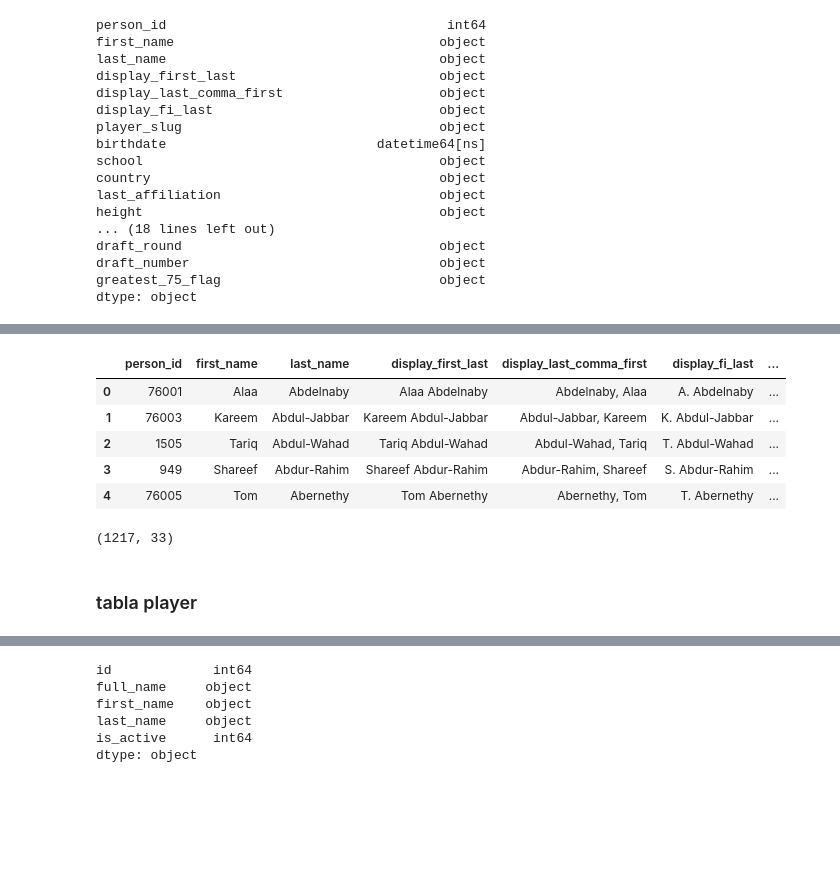
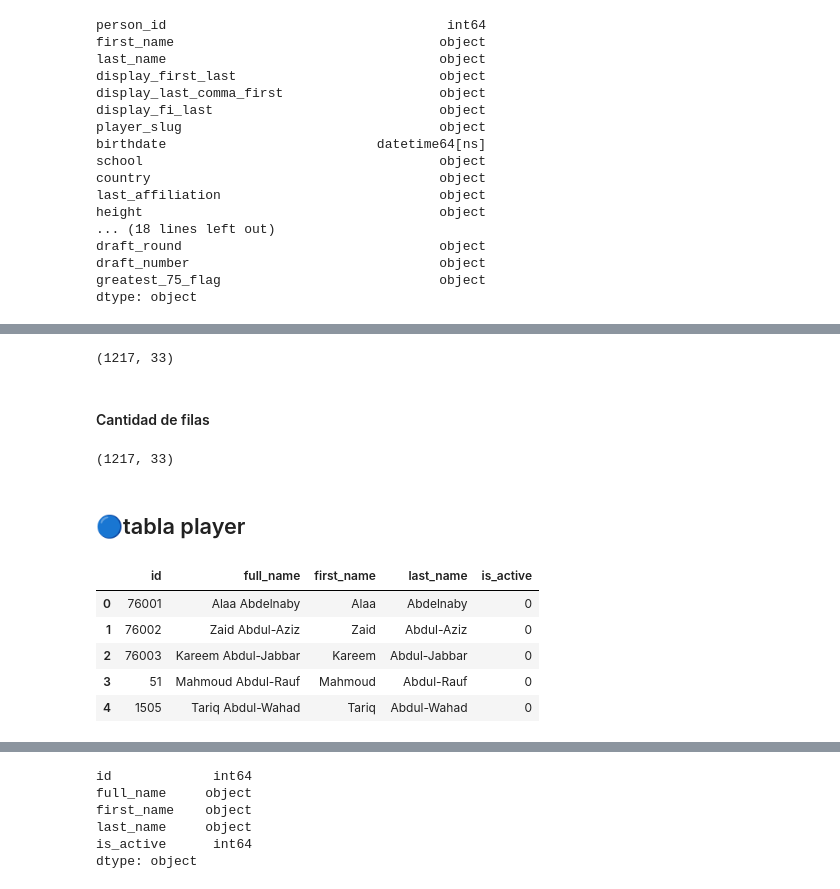
Before and after one commit to Floryofre/SmartPro_Analytics, a Jupyter notebook: ETL2.ipynb, the cells around one changed output, grey strips where cells are left out. Cells and saved outputs as stored; diff of their text form; code cells hidden in the pictures; blank space fills up the shorter version.

```diff
--- a/ETL2.ipynb
+++ b/ETL2.ipynb
@@ -415,13 +328,4 @@ df_common_player_info['to_year'] = df_common_player_info['to_year'].fillna(0)
 
 df_common_player_info['from_year'] = df_common_player_info['from_year'].astype(int)
 df_common_player_info['to_year'] = df_common_player_info['to_year'].astype(int)
-# %%
-df_common_player_info.head()
-# %% [output]
-|  | person_id | first_name | last_name | display_first_last | display_last_comma_first | display_fi_last | ... |
-| 0 | 76001 | Alaa | Abdelnaby | Alaa Abdelnaby | Abdelnaby, Alaa | A. Abdelnaby | ... |
-| 1 | 76003 | Kareem | Abdul-Jabbar | Kareem Abdul-Jabbar | Abdul-Jabbar, Kareem | K. Abdul-Jabbar | ... |
-| 2 | 1505 | Tariq | Abdul-Wahad | Tariq Abdul-Wahad | Abdul-Wahad, Tariq | T. Abdul-Wahad | ... |
-| 3 | 949 | Shareef | Abdur-Rahim | Shareef Abdur-Rahim | Abdur-Rahim, Shareef | S. Abdur-Rahim | ... |
-| 4 | 76005 | Tom | Abernethy | Tom Abernethy | Abernethy, Tom | T. Abernethy | ... |
 # %%
@@ -438,4 +340,20 @@ df_common_player_info.shape
 # %% [output]
 (1217, 33)
+# %% [markdown]
+#### Cantidad de filas
+# %%
+df_common_player_info.shape
+#(4171, 33) a (1217, 33)
+# %% [output]
+(1217, 33)
 # %% [markdown]
-### tabla player
+## 🔵tabla player
+# %%
+df_player.head(5)
+# %% [output]
+|  | id | full_name | first_name | last_name | is_active |
+| 0 | 76001 | Alaa Abdelnaby | Alaa | Abdelnaby | 0 |
+| 1 | 76002 | Zaid Abdul-Aziz | Zaid | Abdul-Aziz | 0 |
+| 2 | 76003 | Kareem Abdul-Jabbar | Kareem | Abdul-Jabbar | 0 |
+| 3 | 51 | Mahmoud Abdul-Rauf | Mahmoud | Abdul-Rauf | 0 |
+| 4 | 1505 | Tariq Abdul-Wahad | Tariq | Abdul-Wahad | 0 |
```
Also changed, not shown: parts of 105 cells of this notebook.
